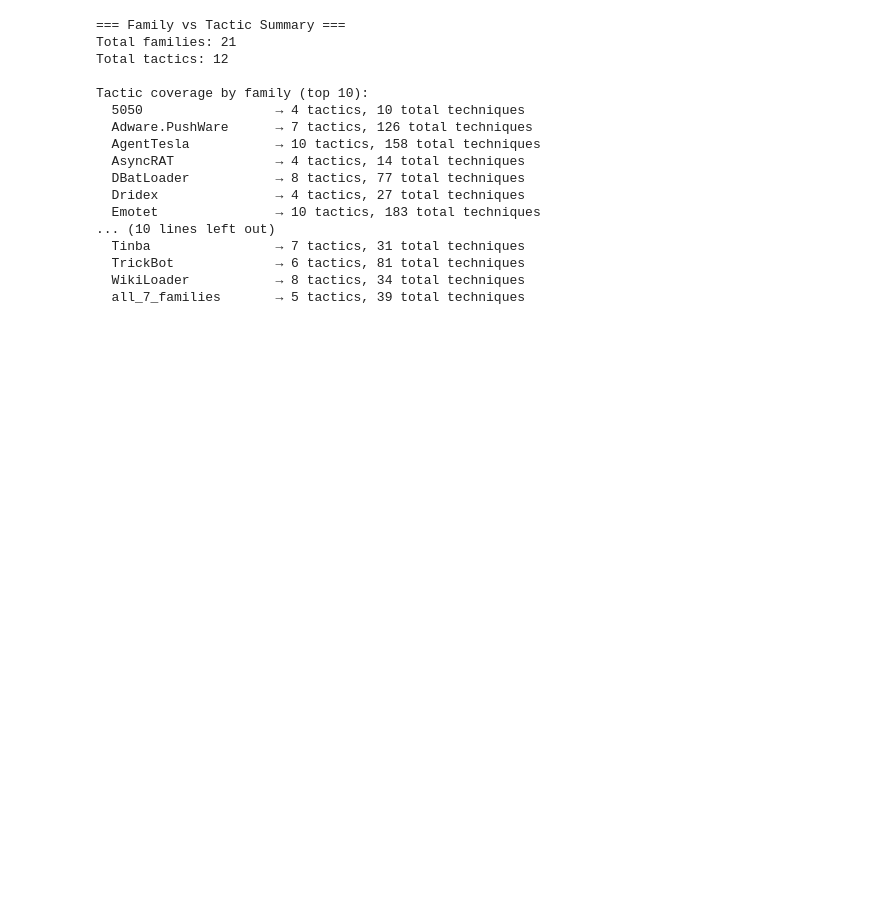
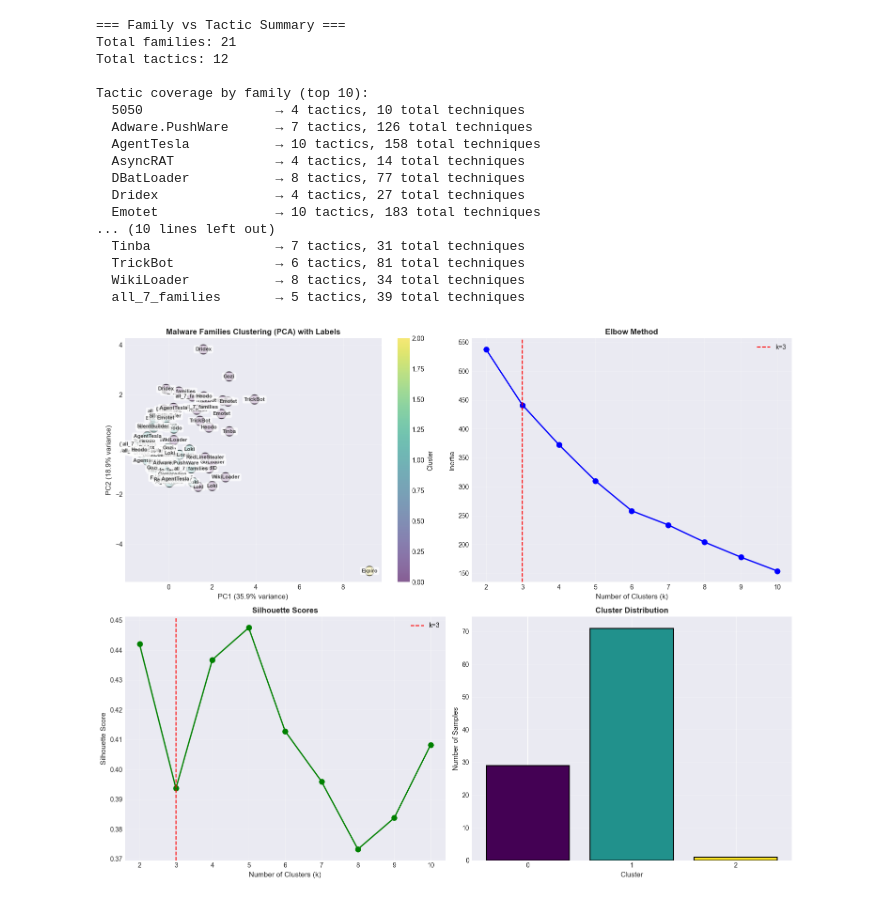
Before and after one commit to razia93zinnia/CybersecurityProject, a Jupyter notebook: WORKING_malware_analysis.ipynb, the cells around one changed output. Saved outputs shown, nothing was run; the diff lists cells and outputs as text; code cells hidden in the pictures; blank space fills up the shorter version.

Commit message:
clustering adding

```diff
--- a/WORKING_malware_analysis.ipynb
+++ b/WORKING_malware_analysis.ipynb
@@ -760,3 +760,103 @@ Tactic coverage by family (top 10):
   TrickBot             → 6 tactics, 81 total techniques
   WikiLoader           → 8 tactics, 34 total techniques
   all_7_families       → 5 tactics, 39 total techniques
+# %%
+## 12. K-Means Clustering Analysis
+# Perform clustering analysis on malware families based on behavioral features
+if df is not None and 'family' in df.columns:
+    from sklearn.preprocessing import StandardScaler
+    from sklearn.cluster import KMeans
+    from sklearn.decomposition import PCA
+    from sklearn.metrics import silhouette_score
+
+    # Select behavioral features for clustering
+    feature_cols = ['process_count', 'http_request_count', 'dns_query_count', 'files_written_count',
+                   'registry_written_count', 'mutex_count', 'services_started_count']
+    available_features = [col for col in feature_cols if col in df.columns]
+
+    if available_features:
+        # Prepare data for clustering
+        clustering_data = df[available_features].fillna(0)
+        scaled_data = StandardScaler().fit_transform(clustering_data)
+
+        # Find optimal K using elbow method
+        inertias = []
+        silhouette_scores = []
+        K_range = range(2, min(11, len(df)))
+
+        for k in K_range:
+            kmeans_temp = KMeans(n_clusters=k, random_state=42, n_init=10)
+            kmeans_temp.fit(scaled_data)
+            inertias.append(kmeans_temp.inertia_)
+            silhouette_scores.append(silhouette_score(scaled_data, kmeans_temp.labels_))
+
+        # Use k=3 for final clustering
+        optimal_k = 3
+        kmeans = KMeans(n_clusters=optimal_k, random_state=42, n_init=10)
+        clusters = kmeans.fit_predict(scaled_data)
+
+        # Apply PCA for visualization
+        pca = PCA(n_components=2)
+        pca_data = pca.fit_transform(scaled_data)
+
+        # Create visualization
+        fig, axes = plt.subplots(2, 2, figsize=(15, 12))
+
+        # Plot 1: PCA with clusters and family labels
+        scatter = axes[0, 0].scatter(pca_data[:, 0], pca_data[:, 1],
+                                     c=clusters, cmap='viridis', s=200, alpha=0.6, edgecolors='black', linewidth=1.5)
+        # Add family labels to each point
+        for idx, family in enumerate(df['family']):
+            axes[0, 0].annotate(family, (pca_data[idx, 0], pca_data[idx, 1]),
+                               fontsize=8, alpha=0.85, ha='center', va='center', fontweight='bold',
+                               bbox=dict(boxstyle='round,pad=0.3', facecolor='white', alpha=0.7, edgecolor='none'))
+        axes[0, 0].set_xlabel(f'PC1 ({pca.explained_variance_ratio_[0]:.1%} variance)', fontsize=11)
+        axes[0, 0].set_ylabel(f'PC2 ({pca.explained_variance_ratio_[1]:.1%} variance)', fontsize=11)
+        axes[0, 0].set_title('Malware Families Clustering (PCA) with Labels', fontsize=12, fontweight='bold')
+        axes[0, 0].grid(True, alpha=0.3)
+        cbar = fig.colorbar(scatter, ax=axes[0, 0], label='Cluster')
+
+        # Plot 2: Elbow method
+        axes[0, 1].plot(K_range, inertias, 'bo-', linewidth=2, markersize=8)
+        axes[0, 1].axvline(x=optimal_k, color='r', linestyle='--', label=f'k={optimal_k}')
+        axes[0, 1].set_xlabel('Number of Clusters (k)', fontsize=11)
+        axes[0, 1].set_ylabel('Inertia', fontsize=11)
+        axes[0, 1].set_title('Elbow Method', fontsize=12, fontweight='bold')
+        axes[0, 1].legend()
+        axes[0, 1].grid(True, alpha=0.3)
+
+        # Plot 3: Silhouette scores
+        axes[1, 0].plot(K_range, silhouette_scores, 'go-', linewidth=2, markersize=8)
+        axes[1, 0].axvline(x=optimal_k, color='r', linestyle='--', label=f'k={optimal_k}')
+        axes[1, 0].set_xlabel('Number of Clusters (k)', fontsize=11)
+        axes[1, 0].set_ylabel('Silhouette Score', fontsize=11)
+        axes[1, 0].set_title('Silhouette Scores', fontsize=12, fontweight='bold')
+        axes[1, 0].legend()
+        axes[1, 0].grid(True, alpha=0.3)
+
+        # Plot 4: Cluster distribution
+        cluster_counts = pd.Series(clusters).value_counts().sort_index()
+        colors_cluster = plt.cm.viridis(np.linspace(0, 1, len(cluster_counts)))
+        axes[1, 1].bar(cluster_counts.index, cluster_counts.values, color=colors_cluster, edgecolor='black', linewidth=1.5)
+        axes[1, 1].set_xlabel('Cluster', fontsize=11)
+        axes[1, 1].set_ylabel('Number of Samples', fontsize=11)
+        axes[1, 1].set_title('Cluster Distribution', fontsize=12, fontweight='bold')
+        axes[1, 1].set_xticks(range(optimal_k))
+        axes[1, 1].grid(True, alpha=0.3, axis='y')
+
+        plt.tight_layout()
+        plt.show()
+
+        # Print clustering summary
+        print("\n=== Clustering Summary ===")
+        print(f"Optimal k: {optimal_k}")
+        print(f"Silhouette Score: {silhouette_score(scaled_data, clusters):.4f}")
+        print(f"PCA Variance Explained: {sum(pca.explained_variance_ratio_):.1%}")
+        print("\nCluster breakdown:")
+        for cluster_id in range(optimal_k):
+            cluster_samples = df[clusters == cluster_id]
+            families_in_cluster = cluster_samples['family'].unique()
+            print(f"\nCluster {cluster_id}: {len(cluster_samples)} samples")
+            print(f"  Families: {', '.join(families_in_cluster)}")
+# %% [output]
+[figure, added]
```
Also changed, not shown: parts of 1 cell of this notebook, 1 other file.
